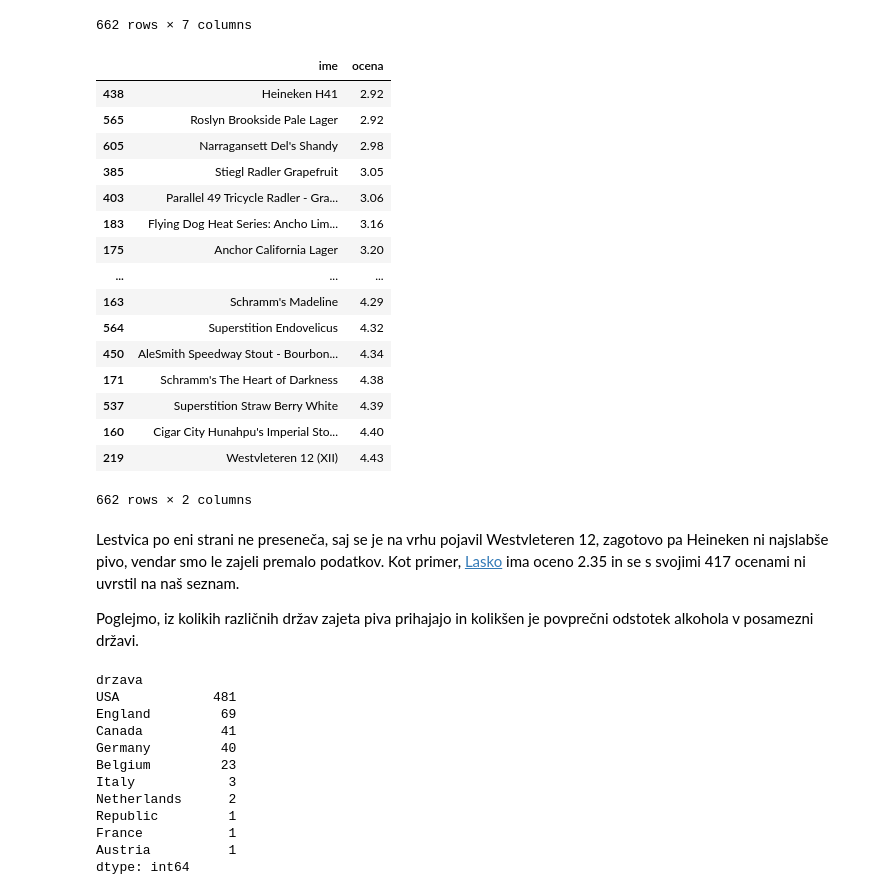
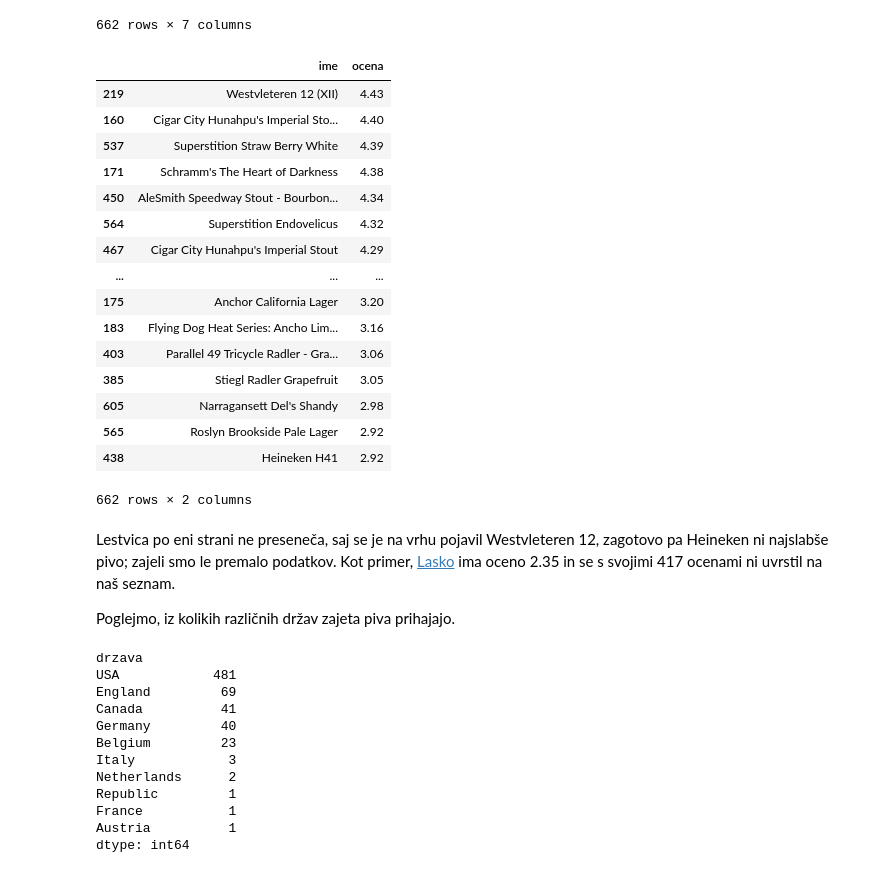
Before and after one commit to anjakisek/Najboljsa-piva-Ratebeer, a Jupyter notebook: Piva-Ratebeer.ipynb, the cells around one changed output. Saved outputs shown, nothing was run; the diff lists cells and outputs as text; code cells hidden in the pictures.

Commit message:
Dodala nekaj tabel

```diff
--- a/Piva-Ratebeer.ipynb
+++ b/Piva-Ratebeer.ipynb
@@ -98,29 +106,30 @@ tabela
 | 661 | Bell's Java Stout | 3.84 | Bell's Brewery | Galesburg | USA | Stout | 7.50 |
 662 rows × 7 columns
 # %%
-tabela[['ime', 'ocena']].sort_values('ocena')
+tabela[['ime', 'ocena']].sort_values('ocena', ascending=False)
 # %% [output]
 |  | ime | ocena |
+| 219 | Westvleteren 12 (XII) | 4.43 |
+| 160 | Cigar City Hunahpu's Imperial Sto... | 4.40 |
+| 537 | Superstition Straw Berry White | 4.39 |
+| 171 | Schramm's The Heart of Darkness | 4.38 |
+| 450 | AleSmith Speedway Stout - Bourbon... | 4.34 |
+| 564 | Superstition Endovelicus | 4.32 |
+| 467 | Cigar City Hunahpu's Imperial Stout | 4.29 |
+| ... | ... | ... |
+| 175 | Anchor California Lager | 3.20 |
+| 183 | Flying Dog Heat Series: Ancho Lim... | 3.16 |
+| 403 | Parallel 49 Tricycle Radler - Gra... | 3.06 |
+| 385 | Stiegl Radler Grapefruit | 3.05 |
+| 605 | Narragansett Del's Shandy | 2.98 |
+| 565 | Roslyn Brookside Pale Lager | 2.92 |
 | 438 | Heineken H41 | 2.92 |
-| 565 | Roslyn Brookside Pale Lager | 2.92 |
-| 605 | Narragansett Del's Shandy | 2.98 |
-| 385 | Stiegl Radler Grapefruit | 3.05 |
-| 403 | Parallel 49 Tricycle Radler - Gra... | 3.06 |
-| 183 | Flying Dog Heat Series: Ancho Lim... | 3.16 |
-| 175 | Anchor California Lager | 3.20 |
-| ... | ... | ... |
-| 163 | Schramm's Madeline | 4.29 |
-| 564 | Superstition Endovelicus | 4.32 |
-| 450 | AleSmith Speedway Stout - Bourbon... | 4.34 |
-| 171 | Schramm's The Heart of Darkness | 4.38 |
-| 537 | Superstition Straw Berry White | 4.39 |
-| 160 | Cigar City Hunahpu's Imperial Sto... | 4.40 |
-| 219 | Westvleteren 12 (XII) | 4.43 |
 662 rows × 2 columns
 # %% [markdown]
-Lestvica po eni strani ne preseneča, saj se je na vrhu pojavil Westvleteren 12, zagotovo pa Heineken ni najslabše pivo, vendar smo le zajeli premalo podatkov. Kot primer, [Lasko](http://www.ratebeer.com/beer/lasko-zlatorog/16478/) ima oceno 2.35 in se s svojimi 417 ocenami ni uvrstil na naš seznam.
+Lestvica po eni strani ne preseneča, saj se je na vrhu pojavil Westvleteren 12, zagotovo pa Heineken ni najslabše pivo; zajeli smo le premalo podatkov. Kot primer, [Lasko](http://www.ratebeer.com/beer/lasko-zlatorog/16478/) ima oceno 2.35 in se s svojimi 417 ocenami ni uvrstil na naš seznam.
 
-Poglejmo, iz kolikih različnih držav zajeta piva prihajajo in kolikšen je povprečni odstotek alkohola v posamezni državi.
+
+Poglejmo, iz kolikih različnih držav zajeta piva prihajajo.
 # %%
 tabela.groupby('drzava').size().sort_values(ascending=False)
 # %% [output]
```
Also changed, not shown: parts of 20 cells of this notebook.
